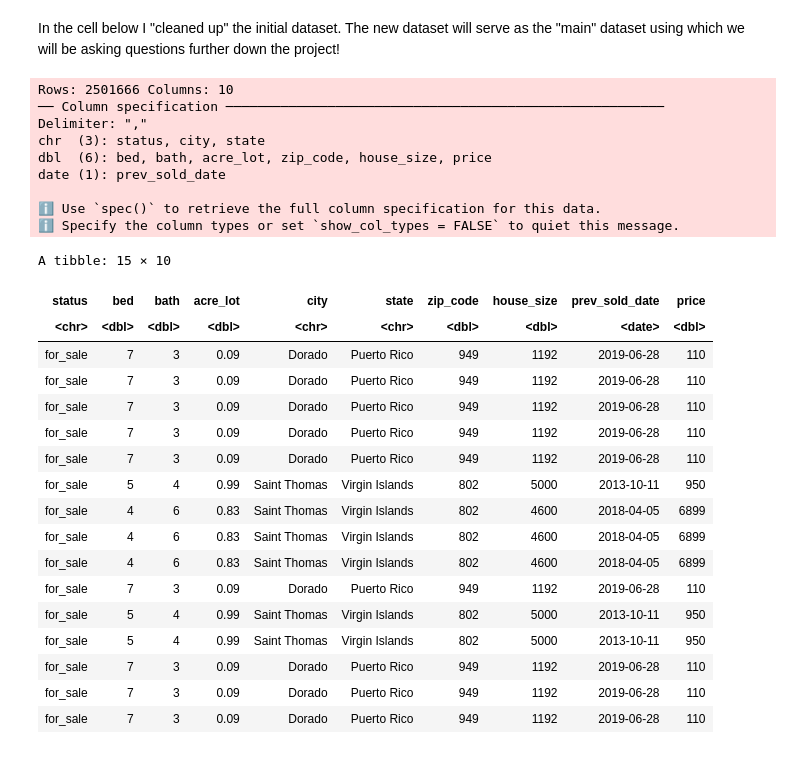
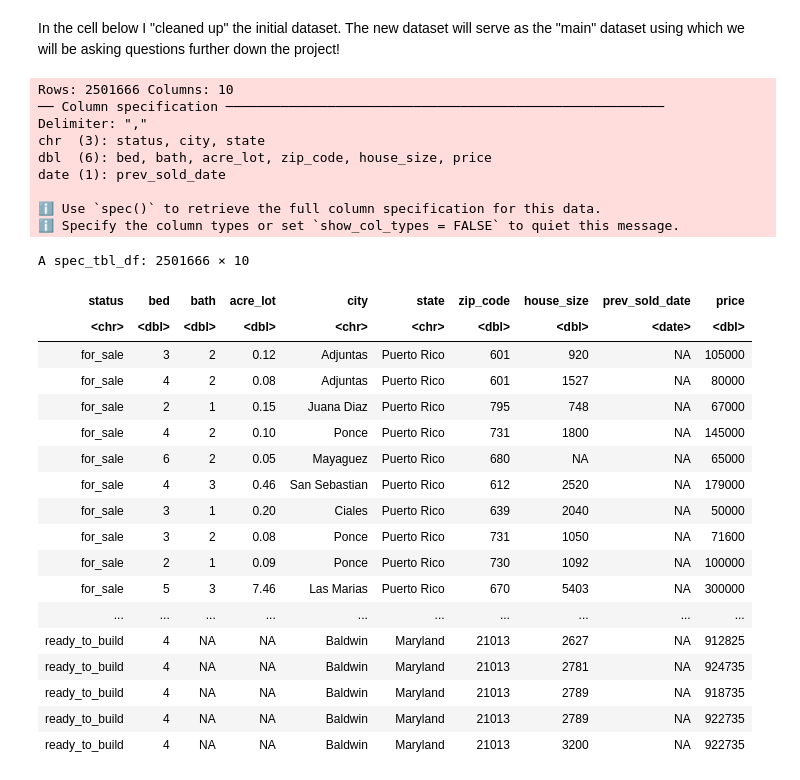
Before and after one commit to grazomarin/real-estate-regression, a Jupyter notebook: main.ipynb, the cells around one changed output. Cells and saved outputs as stored; diff of their text form; code cells hidden in the pictures.

```diff
--- a/main.ipynb
+++ b/main.ipynb
@@ -46,35 +50,34 @@ In the cell below I "cleaned up" the initial dataset. The new dataset will serve
 # %%
 url <- "https://media.githubusercontent.com/media/grazomarin/real-estate-regression/main/data/real-estate.csv"
 download.file(url, "data/real-estate.csv")
 real_estate_unfiltered <- read_csv("data/real-estate.csv")
-
-real_estate <- real_estate_unfiltered |> na.omit() |> filter(prev_sold_date > "2010-01-01") |> mutate(price = price / 1000)
-real_estate |> head(15)
+real_estate_unfiltered
 # %% [output]
 Rows: 2501666 Columns: 10
 ── Column specification ────────────────────────────────────────────────────────
 Delimiter: ","
 chr  (3): status, city, state
 dbl  (6): bed, bath, acre_lot, zip_code, house_size, price
 date (1): prev_sold_date
 
 ℹ Use `spec()` to retrieve the full column specification for this data.
 ℹ Specify the column types or set `show_col_types = FALSE` to quiet this message.
-A tibble: 15 × 10
+A spec_tbl_df: 2501666 × 10
 | status | bed | bath | acre_lot | city | state | zip_code | house_size | prev_sold_date | price |
 | <chr> | <dbl> | <dbl> | <dbl> | <chr> | <chr> | <dbl> | <dbl> | <date> | <dbl> |
-| for_sale | 7 | 3 | 0.09 | Dorado | Puerto Rico | 949 | 1192 | 2019-06-28 | 110 |
-| for_sale | 7 | 3 | 0.09 | Dorado | Puerto Rico | 949 | 1192 | 2019-06-28 | 110 |
-| for_sale | 7 | 3 | 0.09 | Dorado | Puerto Rico | 949 | 1192 | 2019-06-28 | 110 |
-| for_sale | 7 | 3 | 0.09 | Dorado | Puerto Rico | 949 | 1192 | 2019-06-28 | 110 |
-| for_sale | 7 | 3 | 0.09 | Dorado | Puerto Rico | 949 | 1192 | 2019-06-28 | 110 |
-| for_sale | 5 | 4 | 0.99 | Saint Thomas | Virgin Islands | 802 | 5000 | 2013-10-11 | 950 |
-| for_sale | 4 | 6 | 0.83 | Saint Thomas | Virgin Islands | 802 | 4600 | 2018-04-05 | 6899 |
-| for_sale | 4 | 6 | 0.83 | Saint Thomas | Virgin Islands | 802 | 4600 | 2018-04-05 | 6899 |
-| for_sale | 4 | 6 | 0.83 | Saint Thomas | Virgin Islands | 802 | 4600 | 2018-04-05 | 6899 |
-| for_sale | 7 | 3 | 0.09 | Dorado | Puerto Rico | 949 | 1192 | 2019-06-28 | 110 |
-| for_sale | 5 | 4 | 0.99 | Saint Thomas | Virgin Islands | 802 | 5000 | 2013-10-11 | 950 |
-| for_sale | 5 | 4 | 0.99 | Saint Thomas | Virgin Islands | 802 | 5000 | 2013-10-11 | 950 |
-| for_sale | 7 | 3 | 0.09 | Dorado | Puerto Rico | 949 | 1192 | 2019-06-28 | 110 |
-| for_sale | 7 | 3 | 0.09 | Dorado | Puerto Rico | 949 | 1192 | 2019-06-28 | 110 |
-| for_sale | 7 | 3 | 0.09 | Dorado | Puerto Rico | 949 | 1192 | 2019-06-28 | 110 |
+| for_sale | 3 | 2 | 0.12 | Adjuntas | Puerto Rico | 601 | 920 | NA | 105000 |
+| for_sale | 4 | 2 | 0.08 | Adjuntas | Puerto Rico | 601 | 1527 | NA | 80000 |
+| for_sale | 2 | 1 | 0.15 | Juana Diaz | Puerto Rico | 795 | 748 | NA | 67000 |
+| for_sale | 4 | 2 | 0.10 | Ponce | Puerto Rico | 731 | 1800 | NA | 145000 |
+| for_sale | 6 | 2 | 0.05 | Mayaguez | Puerto Rico | 680 | NA | NA | 65000 |
+| for_sale | 4 | 3 | 0.46 | San Sebastian | Puerto Rico | 612 | 2520 | NA | 179000 |
+| for_sale | 3 | 1 | 0.20 | Ciales | Puerto Rico | 639 | 2040 | NA | 50000 |
+| for_sale | 3 | 2 | 0.08 | Ponce | Puerto Rico | 731 | 1050 | NA | 71600 |
+| for_sale | 2 | 1 | 0.09 | Ponce | Puerto Rico | 730 | 1092 | NA | 100000 |
+| for_sale | 5 | 3 | 7.46 | Las Marias | Puerto Rico | 670 | 5403 | NA | 300000 |
+| ... | ... | ... | ... | ... | ... | ... | ... | ... | ... |
+| ready_to_build | 4 | NA | NA | Baldwin | Maryland | 21013 | 2627 | NA | 912825 |
+| ready_to_build | 4 | NA | NA | Baldwin | Maryland | 21013 | 2781 | NA | 924735 |
+| ready_to_build | 4 | NA | NA | Baldwin | Maryland | 21013 | 2789 | NA | 918735 |
+| ready_to_build | 4 | NA | NA | Baldwin | Maryland | 21013 | 2789 | NA | 922735 |
+| ready_to_build | 4 | NA | NA | Baldwin | Maryland | 21013 | 3200 | NA | 922735 |
```
Also changed, not shown: parts of 20 cells of this notebook.
